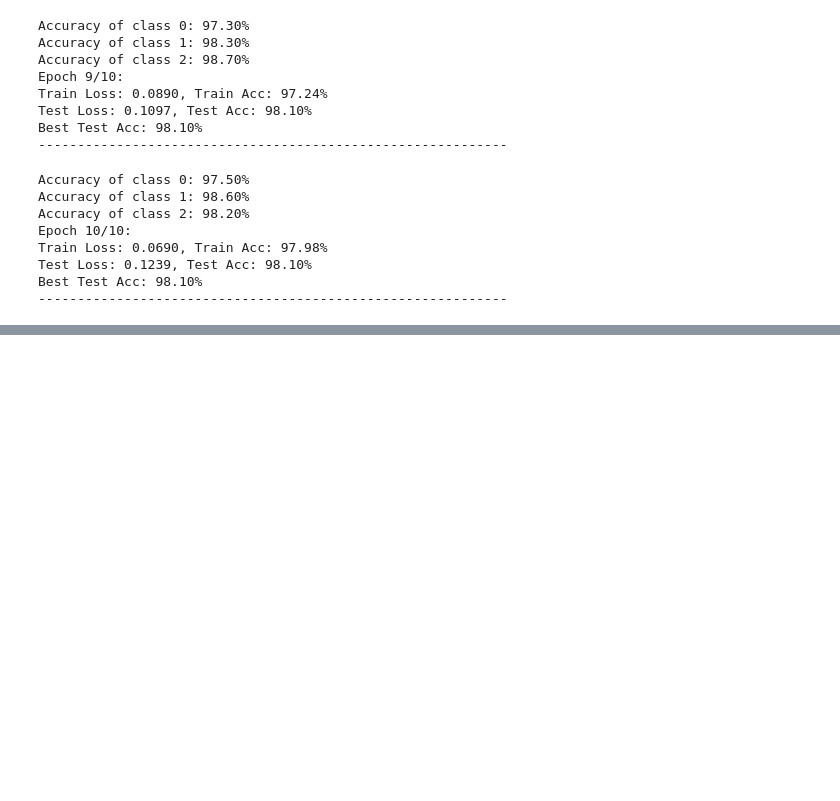
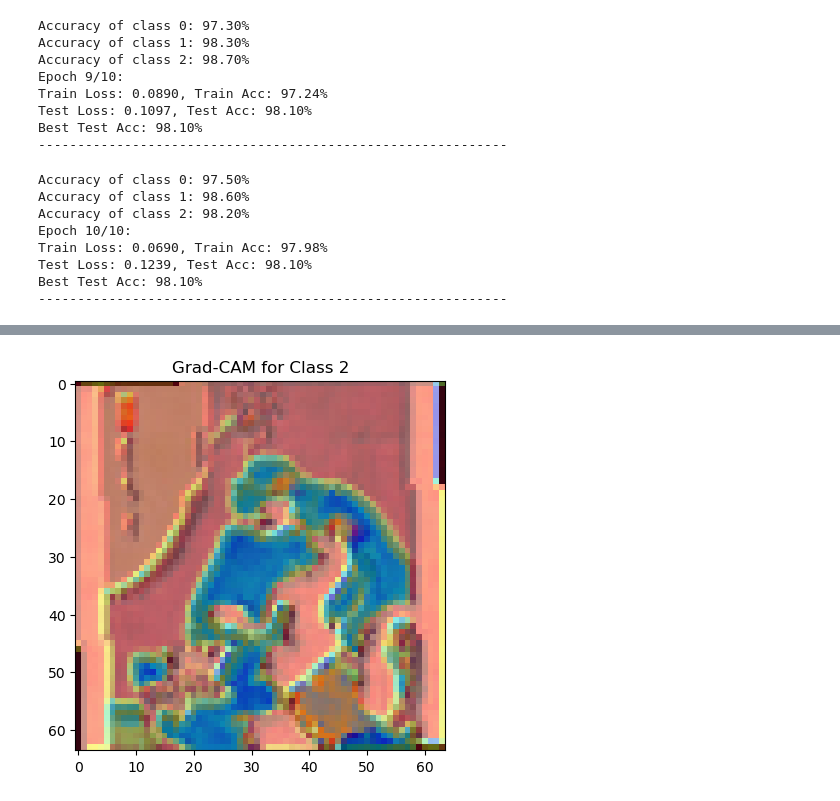
Before and after one commit to Sarah-Zhang1/AIvsHumanArt, a Jupyter notebook: CNN on Ukiyo-e.ipynb, the cells around one changed output, grey strips where cells are left out. Saved outputs shown, nothing was run; the diff lists cells and outputs as text; code cells hidden in the pictures; blank space fills up the shorter version.

Commit message:
added visualization

```diff
--- a/CNN on Ukiyo-e.ipynb
+++ b/CNN on Ukiyo-e.ipynb
@@ -27,8 +27,8 @@ test_transforms = transforms.Compose([
 ])
 # %%
 # Set directories for training and test datasets
-train_dir = '/Users/GaryKong/Real_AI_SD_LD_Dataset/train/'
-test_dir = '/Users/GaryKong/Real_AI_SD_LD_Dataset/test'
+train_dir = '/Users/tishyakasliwal/Real_AI_SD_LD_Dataset/train/UkiyoE'
+test_dir = '/Users/tishyakasliwal/Real_AI_SD_LD_Dataset/test/UkiyoE'
 # %%
 # Debugging: Check if the directories exist
 import os
@@ -328,3 +328,12 @@ plt.show()
 # %%
 # Save the final model
 torch.save(model.state_dict(), 'final_ukiyoe_classifier.pth')
+# %%
+# Instantiate your model
+model = UkiyoeCNN()
+
+# Load the state dictionary into your model
+model.load_state_dict(torch.load('best_ukiyoe_classifier.pth'))
+
+# Set the model to evaluation mode if you are using it for inference
+model.eval()
@@ -330,0 +358,61 @@ torch.save(model.state_dict(), 'final_ukiyoe_classifier.pth')
+# %%
+import torch
+import numpy as np
+import cv2
+import matplotlib.pyplot as plt
+
+def grad_cam(model, input_image, target_class, target_layer):
+    model.eval()
+
+    # Forward pass
+    activation = None
+    gradients = None
+
+    def save_activation(module, input, output):
+        nonlocal activation
+        activation = output.detach()
+
+    def save_gradient(module, grad_input, grad_output):
+        nonlocal gradients
+        gradients = grad_output[0].detach()
+
+    # Register hooks
+    target_layer.register_forward_hook(save_activation)
+    target_layer.register_backward_hook(save_gradient)
+
+    # Forward and backward pass
+    input_image = input_image.unsqueeze(0)  # Add batch dimension
+    output = model(input_image)
+    model.zero_grad()
+    class_loss = output[0, target_class]
+    class_loss.backward()
+
+    # Grad-CAM calculations
+    pooled_gradients = torch.mean(gradients, dim=[0, 2, 3])
+    for i in range(activation.shape[1]):
+        activation[:, i, :, :] *= pooled_gradients[i]
+
+    heatmap = torch.mean(activation, dim=1).squeeze().cpu().numpy()
+    heatmap = np.maximum(heatmap, 0)  # ReLU
+    heatmap /= np.max(heatmap)  # Normalize
+
+    # Convert heatmap to original image size
+    heatmap = cv2.resize(heatmap, (input_image.shape[2], input_image.shape[3]))
+    heatmap = np.uint8(255 * heatmap)
+    heatmap = cv2.applyColorMap(heatmap, cv2.COLORMAP_JET)
+
+    # Overlay heatmap on original image
+    img = input_image.squeeze().permute(1, 2, 0).cpu().numpy()
+    img = img - img.min()
+    img = img / img.max()
+    img = np.uint8(255 * img)
+    overlay = cv2.addWeighted(img, 0.6, heatmap, 0.4, 0)
+
+    plt.imshow(overlay)
+    plt.title(f"Grad-CAM for Class {target_class}")
+    plt.show()
+
+input_image, _ = train_dataset[1]  # Example image
+grad_cam(model, input_image, target_class=2, target_layer=model.features[1])
+# %% [output]
+[figure, added]
```
Also changed, not shown: parts of 1 cell of this notebook.
